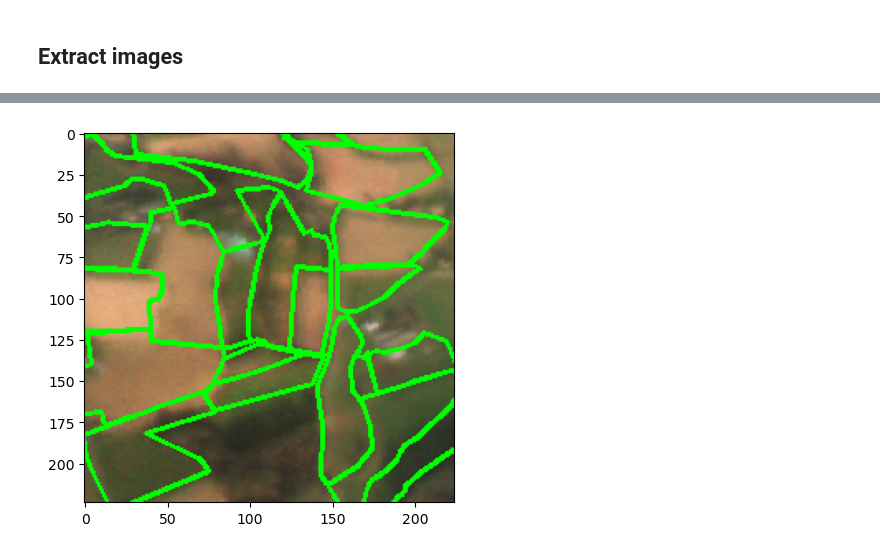
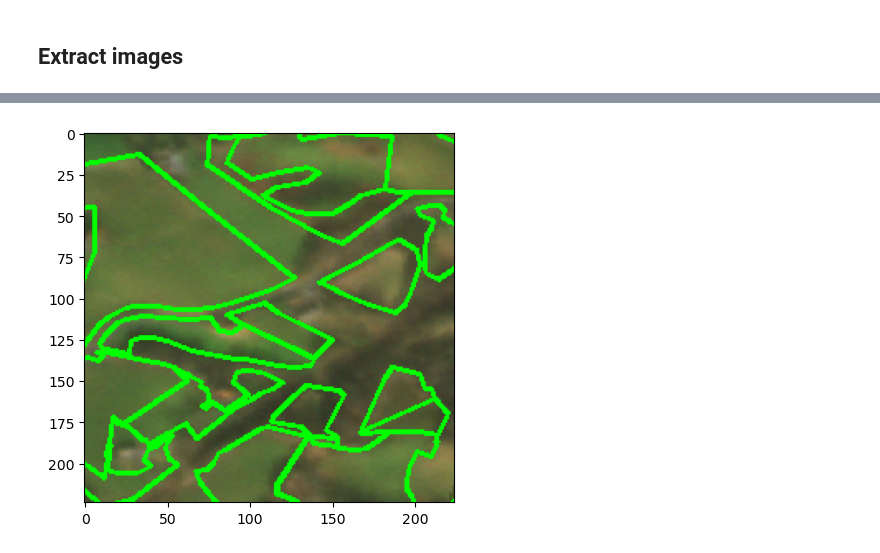
Before and after one commit to kerner-lab/slice, a Jupyter notebook: data/data.ipynb, the cells around one changed output, grey strips where cells are left out. Saved outputs shown, nothing was run; the diff lists cells and outputs as text; code cells hidden in the pictures.

```diff
--- a/data/data.ipynb
+++ b/data/data.ipynb
@@ -288,35 +280,38 @@ def draw(img, data_in_dfx, dfx):
 
     # Draw the multipolygon in the data_in_dfx
     for i in range(len(data_in_dfx)):
-        coords = data_in_dfx.iloc[i].geometry[0].exterior.coords.xy
+        multipolygon = data_in_dfx.iloc[i].geometry.geoms
+        for polygon in multipolygon:
+            coords = polygon.exterior.coords.xy
 
-        # Get the pixel coords
-        pixel_coords = []
-        for i in range(len(coords[0])):
-            x = coords[0][i]
-            y = coords[1][i]
+            # Get the pixel coords
+            pixel_coords = []
+            for i in range(len(coords[0])):
+                x = coords[0][i]
+                y = coords[1][i]
 
-            # Get the pixel x and y
-            pixel_x = (x - min_lon) * pixel_width
-            pixel_y = (max_lat - y) * pixel_height
+                # Get the pixel x and y
+                pixel_x = (x - min_lon) * pixel_width
+                pixel_y = (max_lat - y) * pixel_height
 
-            pixel_coords.append([pixel_x, pixel_y])
+                pixel_coords.append([pixel_x, pixel_y])
 
-        # Convert the pixel coords to int
-        pixel_coords = np.array(pixel_coords, dtype=np.int32)
+            # Convert the pixel coords to int
+            pixel_coords = np.array(pixel_coords, dtype=np.int32)
 
-        # Draw the polygon
-        cv2.polylines(img, [pixel_coords], True, (0, 255, 0), 2)
+            # Draw the polygon
+            cv2.polylines(img, [pixel_coords], True, (0, 255, 0), 2)
 
     # Show the image
     plt.imshow(img)
     # data_in_dfx.plot()
 # %%
-idx = 602
+idx = 2354
 dfx = df.iloc[idx]
 data_in_dfx = gpd.read_file(img_out_path + str(idx) + ".geojson")
 
 img = cv2.imread(img_out_path + str(idx) + ".png")
+
 draw(img, data_in_dfx, dfx)
 # %% [output]
-[figure, old version]
+[figure, new version]
```
Also changed, not shown: parts of 7 cells of this notebook, 1 other file.
